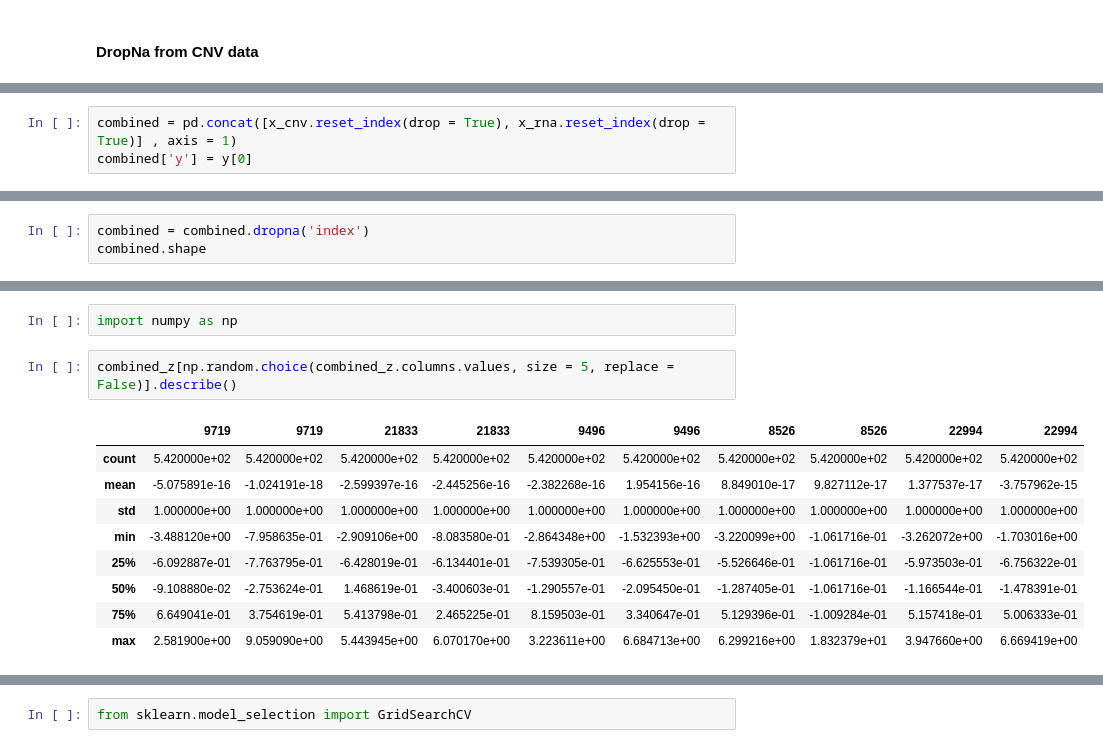
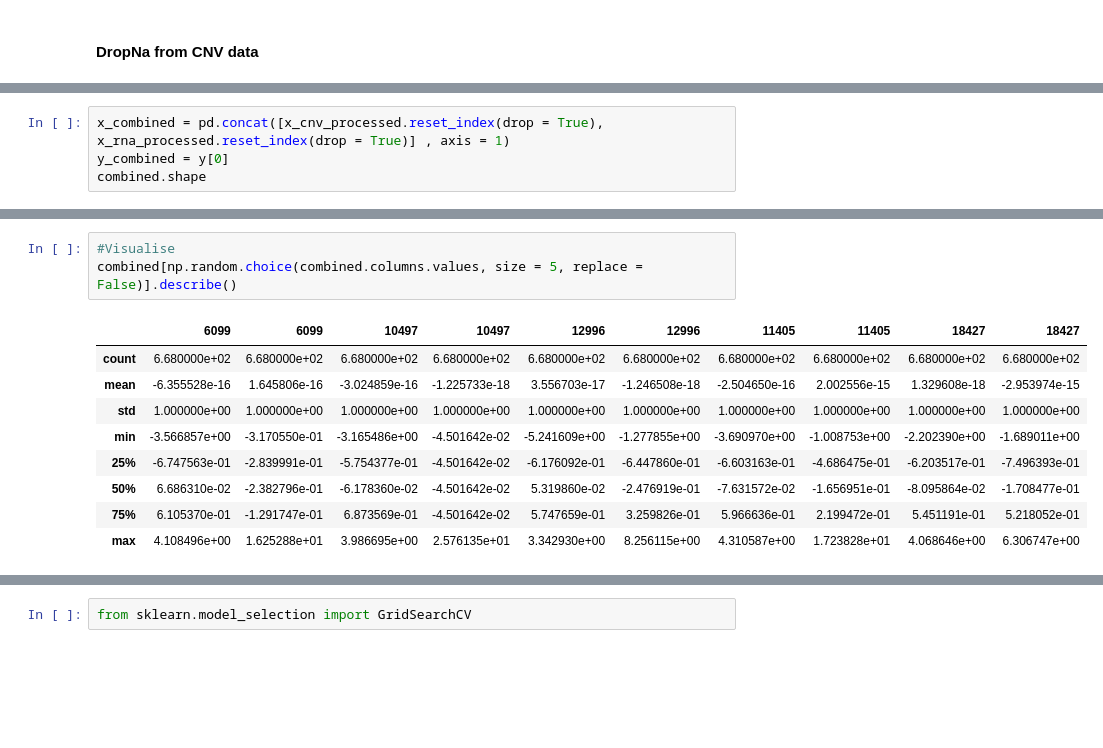
Before and after one commit to quanaibn/CancerDeepLearning, a Jupyter notebook: CancerDeepLearning/Logistic_Regression.ipynb, the cells around one changed output, grey strips where cells are left out. Saved outputs shown, nothing was run; the diff lists cells and outputs as text; blank space fills up the shorter version.

```diff
--- a/CancerDeepLearning/Logistic_Regression.ipynb
+++ b/CancerDeepLearning/Logistic_Regression.ipynb
@@ -89,3 +171,4 @@ RNA_regression.score(x_rna_test, y_rna_test)
 # %%
-combined = pd.concat([x_cnv.reset_index(drop = True), x_rna.reset_index(drop = True)] , axis = 1)
-combined['y'] = y[0]
+x_combined = pd.concat([x_cnv_processed.reset_index(drop = True), x_rna_processed.reset_index(drop = True)] , axis = 1)
+y_combined = y[0]
+combined.shape
@@ -101,4 +186 @@ combined.head()
 5 rows × 52189 columns
-# %%
-combined = combined.dropna('index')
-combined.shape
@@ -122,14 +187,13 @@ combined_z.head()
-# %%
-import numpy as np
 # %%
-combined_z[np.random.choice(combined_z.columns.values, size = 5, replace = False)].describe()
+#Visualise
+combined[np.random.choice(combined.columns.values, size = 5, replace = False)].describe()
 # %% [output]
-|  | 9719 | 9719 | 21833 | 21833 | 9496 | 9496 | 8526 | 8526 | 22994 | 22994 |
-| count | 5.420000e+02 | 5.420000e+02 | 5.420000e+02 | 5.420000e+02 | 5.420000e+02 | 5.420000e+02 | 5.420000e+02 | 5.420000e+02 | 5.420000e+02 | 5.420000e+02 |
-| mean | -5.075891e-16 | -1.024191e-18 | -2.599397e-16 | -2.445256e-16 | -2.382268e-16 | 1.954156e-16 | 8.849010e-17 | 9.827112e-17 | 1.377537e-17 | -3.757962e-15 |
+|  | 6099 | 6099 | 10497 | 10497 | 12996 | 12996 | 11405 | 11405 | 18427 | 18427 |
+| count | 6.680000e+02 | 6.680000e+02 | 6.680000e+02 | 6.680000e+02 | 6.680000e+02 | 6.680000e+02 | 6.680000e+02 | 6.680000e+02 | 6.680000e+02 | 6.680000e+02 |
+| mean | -6.355528e-16 | 1.645806e-16 | -3.024859e-16 | -1.225733e-18 | 3.556703e-17 | -1.246508e-18 | -2.504650e-16 | 2.002556e-15 | 1.329608e-18 | -2.953974e-15 |
 | std | 1.000000e+00 | 1.000000e+00 | 1.000000e+00 | 1.000000e+00 | 1.000000e+00 | 1.000000e+00 | 1.000000e+00 | 1.000000e+00 | 1.000000e+00 | 1.000000e+00 |
-| min | -3.488120e+00 | -7.958635e-01 | -2.909106e+00 | -8.083580e-01 | -2.864348e+00 | -1.532393e+00 | -3.220099e+00 | -1.061716e-01 | -3.262072e+00 | -1.703016e+00 |
-| 25% | -6.092887e-01 | -7.763795e-01 | -6.428019e-01 | -6.134401e-01 | -7.539305e-01 | -6.625553e-01 | -5.526646e-01 | -1.061716e-01 | -5.973503e-01 | -6.756322e-01 |
-| 50% | -9.108880e-02 | -2.753624e-01 | 1.468619e-01 | -3.400603e-01 | -1.290557e-01 | -2.095450e-01 | -1.287405e-01 | -1.061716e-01 | -1.166544e-01 | -1.478391e-01 |
-| 75% | 6.649041e-01 | 3.754619e-01 | 5.413798e-01 | 2.465225e-01 | 8.159503e-01 | 3.340647e-01 | 5.129396e-01 | -1.009284e-01 | 5.157418e-01 | 5.006333e-01 |
-| max | 2.581900e+00 | 9.059090e+00 | 5.443945e+00 | 6.070170e+00 | 3.223611e+00 | 6.684713e+00 | 6.299216e+00 | 1.832379e+01 | 3.947660e+00 | 6.669419e+00 |
+| min | -3.566857e+00 | -3.170550e-01 | -3.165486e+00 | -4.501642e-02 | -5.241609e+00 | -1.277855e+00 | -3.690970e+00 | -1.008753e+00 | -2.202390e+00 | -1.689011e+00 |
+| 25% | -6.747563e-01 | -2.839991e-01 | -5.754377e-01 | -4.501642e-02 | -6.176092e-01 | -6.447860e-01 | -6.603163e-01 | -4.686475e-01 | -6.203517e-01 | -7.496393e-01 |
+| 50% | 6.686310e-02 | -2.382796e-01 | -6.178360e-02 | -4.501642e-02 | 5.319860e-02 | -2.476919e-01 | -7.631572e-02 | -1.656951e-01 | -8.095864e-02 | -1.708477e-01 |
+| 75% | 6.105370e-01 | -1.291747e-01 | 6.873569e-01 | -4.501642e-02 | 5.747659e-01 | 3.259826e-01 | 5.966636e-01 | 2.199472e-01 | 5.451191e-01 | 5.218052e-01 |
+| max | 4.108496e+00 | 1.625288e+01 | 3.986695e+00 | 2.576135e+01 | 3.342930e+00 | 8.256115e+00 | 4.310587e+00 | 1.723828e+01 | 4.068646e+00 | 6.306747e+00 |
```
Also changed, not shown: parts of 54 cells of this notebook.
